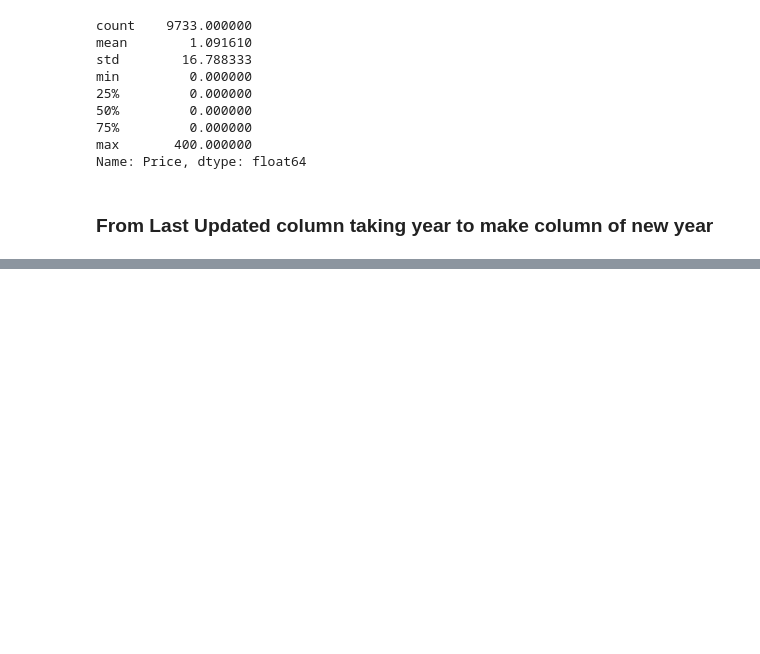
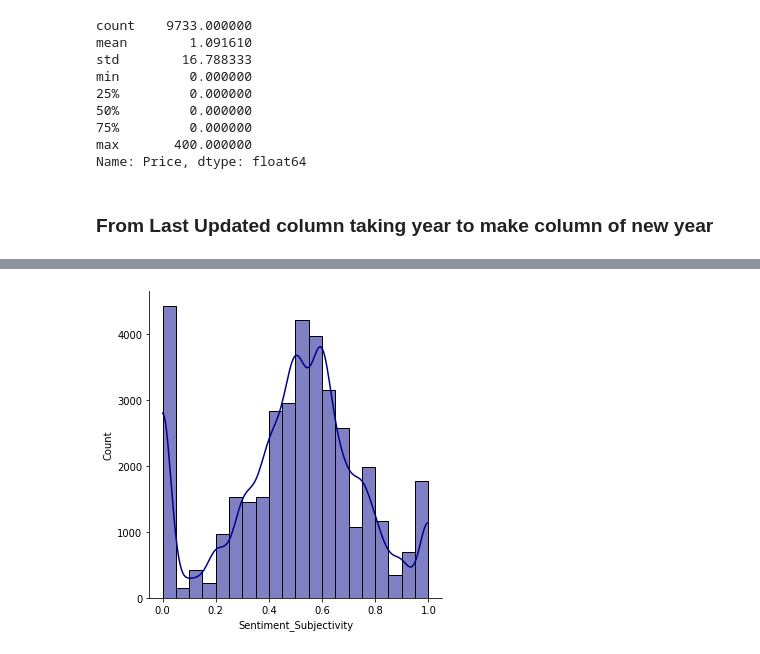
Before and after one commit to shubham-hub/Play-Store-Analysis, a Jupyter notebook: Capstone_Project_1_Shubham_Chavhan.ipynb, the cells around one changed output, grey strips where cells are left out. Cells and saved outputs as stored; diff of their text form; code cells hidden in the pictures; blank space fills up the shorter version.

```diff
--- a/Capstone_Project_1_Shubham_Chavhan.ipynb
+++ b/Capstone_Project_1_Shubham_Chavhan.ipynb
@@ -397,0 +529,5 @@ memory usage: 1.5+ MB
+# %%
+sns.displot(df_user_review['Sentiment_Subjectivity'],kde=True,color='darkblue',bins=20)
+plt.show()
+# %% [output]
+[figure, added]
```
Also changed, not shown: parts of 32 cells of this notebook.
